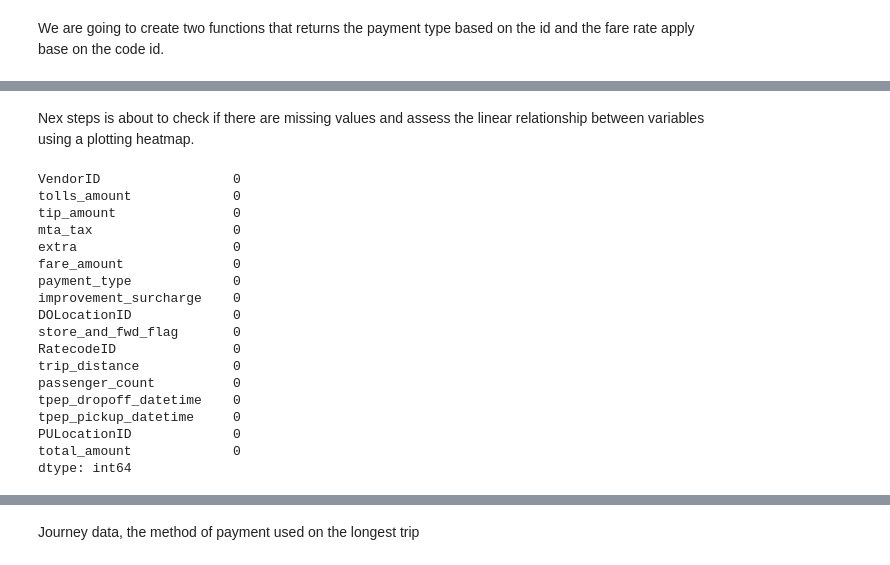
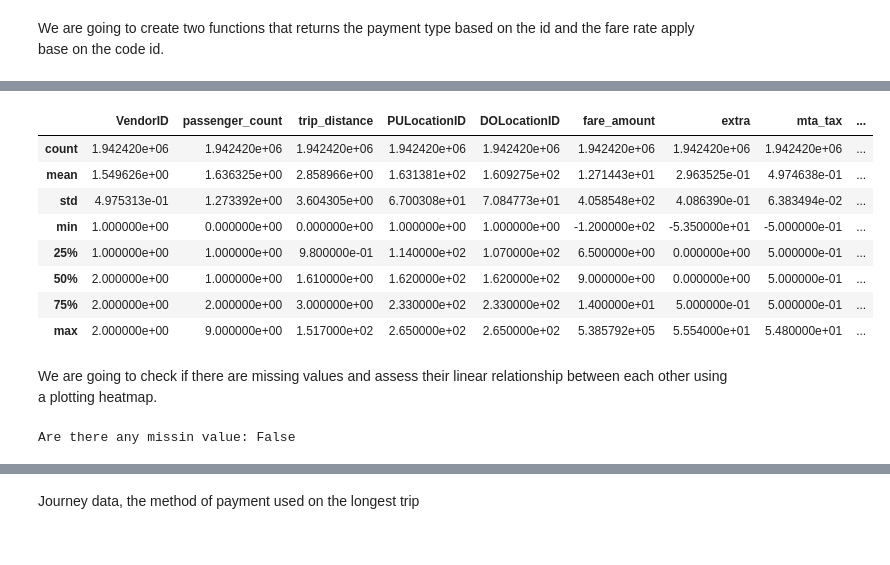
Before and after one commit to luisrodrigar/scalable-distributed-computing, a Jupyter notebook: Lab 2 - PySpark/pyspark-serial.ipynb, the cells around one changed output, grey strips where cells are left out. Drawn from its saved outputs; the diff is of its cells as text; code cells hidden in the pictures.

```diff
--- a/Lab 2 - PySpark/pyspark-serial.ipynb
+++ b/Lab 2 - PySpark/pyspark-serial.ipynb
@@ -73,23 +100,24 @@ df.head()
+# %%
+store_and_fwd_flag_mapper = {'Y': True, 'N': False}
+df['store_and_fwd_flag'] = df['store_and_fwd_flag'].map(store_and_fwd_flag_mapper)
+df['RatecodeID'] = pd.Categorical(df['RatecodeID'])
+df['payment_type'] = pd.Categorical(df['payment_type'])
+df['tpep_pickup_datetime'] = pd.to_datetime(df['tpep_pickup_datetime'])
+df['tpep_dropoff_datetime'] = pd.to_datetime(df['tpep_dropoff_datetime'])
+df.describe()
+# %% [output]
+|  | VendorID | passenger_count | trip_distance | PULocationID | DOLocationID | fare_amount | extra | mta_tax | ... |
+| count | 1.942420e+06 | 1.942420e+06 | 1.942420e+06 | 1.942420e+06 | 1.942420e+06 | 1.942420e+06 | 1.942420e+06 | 1.942420e+06 | ... |
+| mean | 1.549626e+00 | 1.636325e+00 | 2.858966e+00 | 1.631381e+02 | 1.609275e+02 | 1.271443e+01 | 2.963525e-01 | 4.974638e-01 | ... |
+| std | 4.975313e-01 | 1.273392e+00 | 3.604305e+00 | 6.700308e+01 | 7.084773e+01 | 4.058548e+02 | 4.086390e-01 | 6.383494e-02 | ... |
+| min | 1.000000e+00 | 0.000000e+00 | 0.000000e+00 | 1.000000e+00 | 1.000000e+00 | -1.200000e+02 | -5.350000e+01 | -5.000000e-01 | ... |
+| 25% | 1.000000e+00 | 1.000000e+00 | 9.800000e-01 | 1.140000e+02 | 1.070000e+02 | 6.500000e+00 | 0.000000e+00 | 5.000000e-01 | ... |
+| 50% | 2.000000e+00 | 1.000000e+00 | 1.610000e+00 | 1.620000e+02 | 1.620000e+02 | 9.000000e+00 | 0.000000e+00 | 5.000000e-01 | ... |
+| 75% | 2.000000e+00 | 2.000000e+00 | 3.000000e+00 | 2.330000e+02 | 2.330000e+02 | 1.400000e+01 | 5.000000e-01 | 5.000000e-01 | ... |
+| max | 2.000000e+00 | 9.000000e+00 | 1.517000e+02 | 2.650000e+02 | 2.650000e+02 | 5.385792e+05 | 5.554000e+01 | 5.480000e+01 | ... |
 # %% [markdown]
-Nex steps is about to check if there are missing values and assess the linear relationship between variables using a plotting heatmap.
+We are going to check if there are missing values and assess their linear relationship between each other using a plotting heatmap.
-# %%
-df.isna().sum().sort_values()
-# %% [output]
-VendorID                 0
-tolls_amount             0
-tip_amount               0
-mta_tax                  0
-extra                    0
-fare_amount              0
-payment_type             0
-improvement_surcharge    0
-DOLocationID             0
-store_and_fwd_flag       0
-RatecodeID               0
-trip_distance            0
-passenger_count          0
-tpep_dropoff_datetime    0
-tpep_pickup_datetime     0
-PULocationID             0
-total_amount             0
-dtype: int64
+# %%
+print('Are there any missin value: {}'.format((df.isna().sum().sort_values() > 0).any()))
+# %% [output]
+Are there any missin value: False
```
Also changed, not shown: parts of 8 cells of this notebook, 1 other file.
